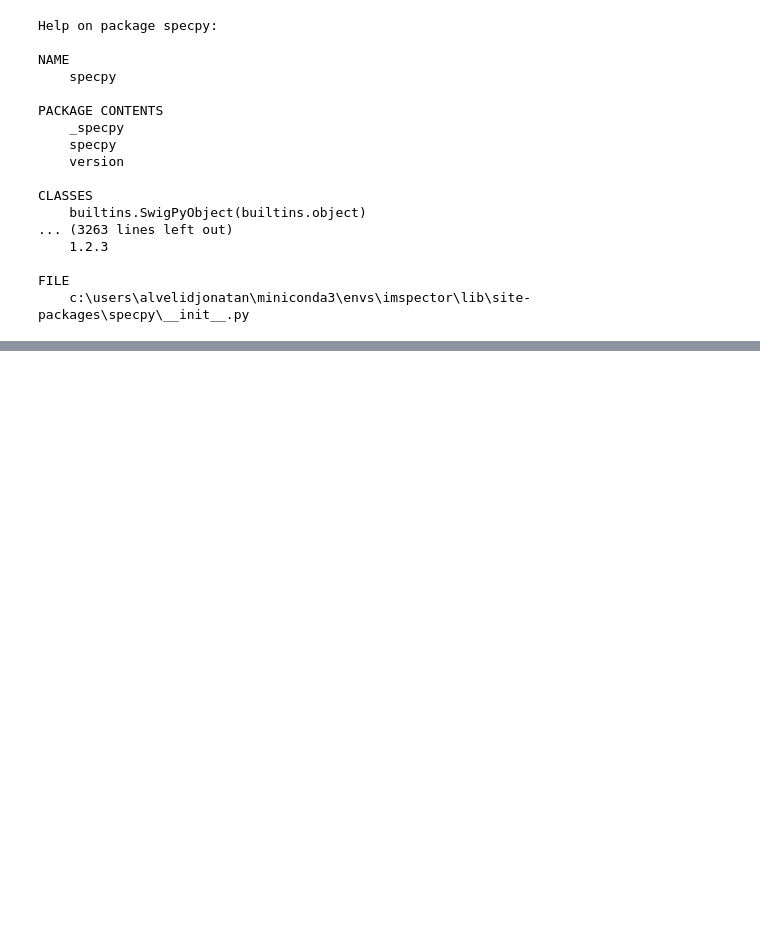
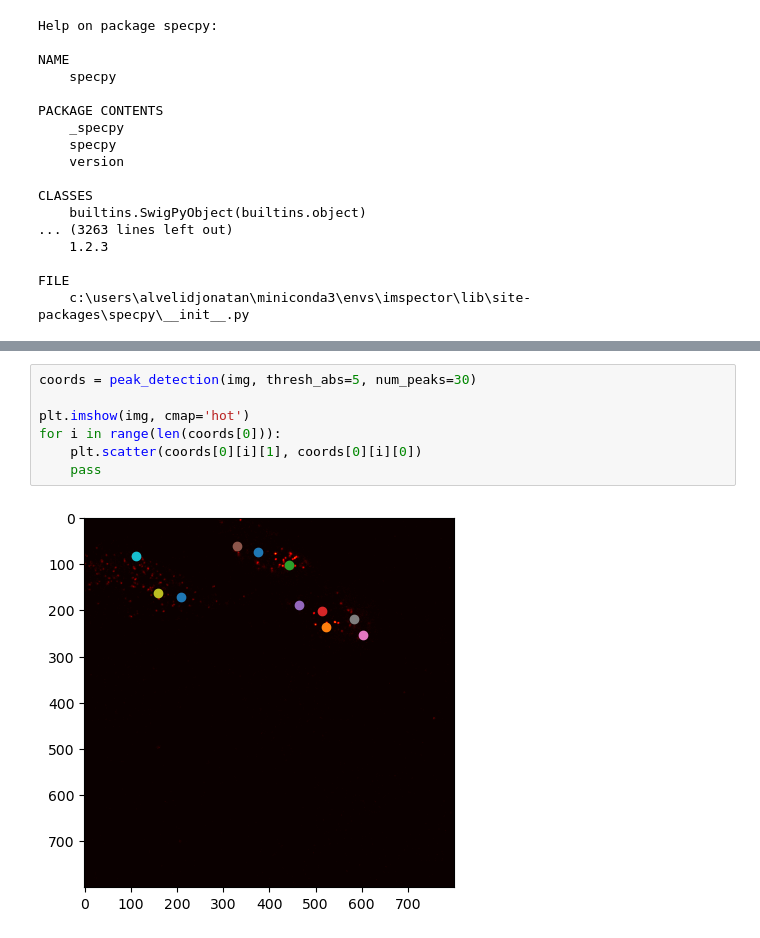
Before and after one commit to jonatanalvelid/etMINFLUX, a Jupyter notebook: test_imspector_con.ipynb, the cells around one changed output, grey strips where cells are left out. Saved outputs shown, nothing was run; the diff lists cells and outputs as text; blank space fills up the shorter version.

```diff
--- a/test_imspector_con.ipynb
+++ b/test_imspector_con.ipynb
@@ -55,0 +182,9 @@ FILE
+# %%
+coords = peak_detection(img, thresh_abs=5, num_peaks=30)
+
+plt.imshow(img, cmap='hot')
+for i in range(len(coords[0])):
+    plt.scatter(coords[0][i][1], coords[0][i][0])
+    pass
+# %% [output]
+[figure, added]
```
Also changed, not shown: parts of 3 cells of this notebook, 3 other files.
